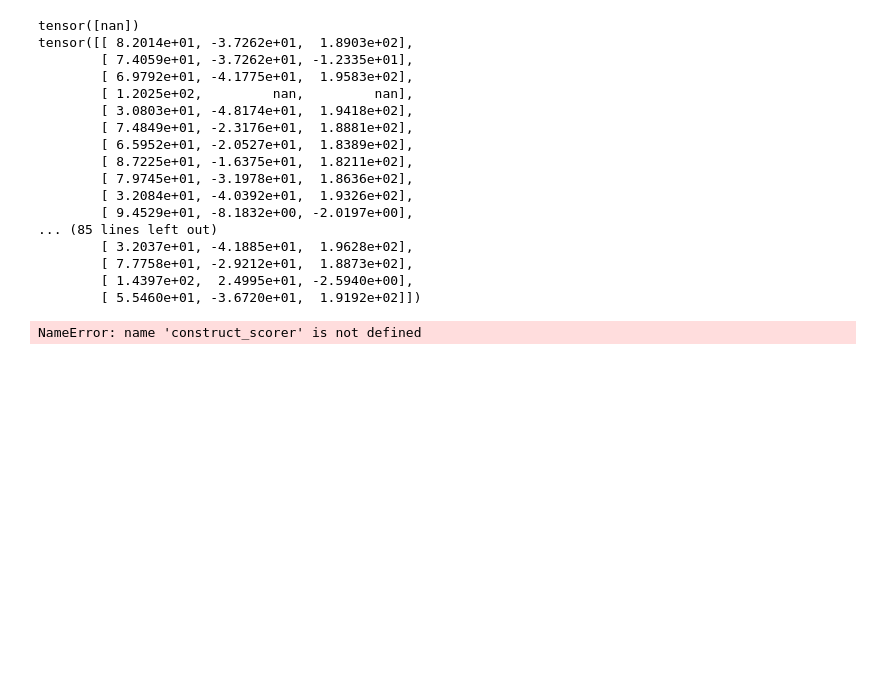
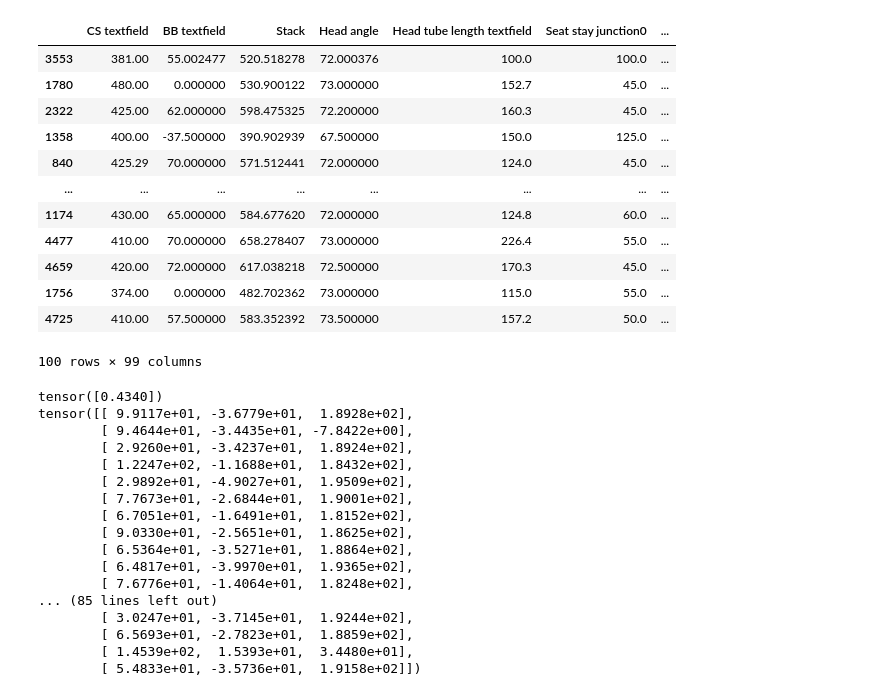
Before and after one commit to yazan-abu-obaideh/biked-commons, a Jupyter notebook: src/biked_commons/design_evaluation/testing.ipynb, the cells around one changed output. Drawn from its saved outputs; the diff is of its cells as text; code cells hidden in the pictures; blank space fills up the shorter version.

Commit message:
updated clip representation

```diff
--- a/src/biked_commons/design_evaluation/testing.ipynb
+++ b/src/biked_commons/design_evaluation/testing.ipynb
@@ -19,9 +19,25 @@ Using a slow image processor as `use_fast` is unset and a slow processor was sav
 # %%
-data = pd.read_csv(split_datasets_path("CLIP_X_test.csv"), index_col=0)
+data = pd.read_csv(split_datasets_path("bike_bench.csv"), index_col=0)
 
 #sample 100
 data = data.sample(100, random_state=0)
 data_tens = torch.tensor(data.values, dtype=torch.float32)
+# %%
+data
+# %% [output]
+|  | CS textfield | BB textfield | Stack | Head angle | Head tube length textfield | Seat stay junction0 | ... |
+| 3553 | 381.00 | 55.002477 | 520.518278 | 72.000376 | 100.0 | 100.0 | ... |
+| 1780 | 480.00 | 0.000000 | 530.900122 | 73.000000 | 152.7 | 45.0 | ... |
+| 2322 | 425.00 | 62.000000 | 598.475325 | 72.200000 | 160.3 | 45.0 | ... |
+| 1358 | 400.00 | -37.500000 | 390.902939 | 67.500000 | 150.0 | 125.0 | ... |
+| 840 | 425.29 | 70.000000 | 571.512441 | 72.000000 | 124.0 | 45.0 | ... |
+| ... | ... | ... | ... | ... | ... | ... | ... |
+| 1174 | 430.00 | 65.000000 | 584.677620 | 72.000000 | 124.8 | 60.0 | ... |
+| 4477 | 410.00 | 70.000000 | 658.278407 | 73.000000 | 226.4 | 55.0 | ... |
+| 4659 | 420.00 | 72.000000 | 617.038218 | 72.500000 | 170.3 | 45.0 | ... |
+| 1756 | 374.00 | 0.000000 | 482.702362 | 73.000000 | 115.0 | 55.0 | ... |
+| 4725 | 410.00 | 57.500000 | 583.352392 | 73.500000 | 157.2 | 50.0 | ... |
+100 rows × 99 columns
 # %%
 evaluator, requirement_names, requirement_types = construct_tensor_evaluator(StandardEvaluations, data.columns)
 isobjective = torch.tensor(requirement_types) == 1
@@ -35,29 +51,24 @@ condition = {"Rider": rider_condition, "Use Case": use_case_condition, "Text": t
 # %%
 eval_scores = evaluator(data_tens, condition)
 # %% [output]
-tensor([nan])
-tensor([[ 8.2014e+01, -3.7262e+01,  1.8903e+02],
-        [ 7.4059e+01, -3.7262e+01, -1.2335e+01],
-        [ 6.9792e+01, -4.1775e+01,  1.9583e+02],
-        [ 1.2025e+02,         nan,         nan],
-        [ 3.0803e+01, -4.8174e+01,  1.9418e+02],
-        [ 7.4849e+01, -2.3176e+01,  1.8881e+02],
-        [ 6.5952e+01, -2.0527e+01,  1.8389e+02],
-        [ 8.7225e+01, -1.6375e+01,  1.8211e+02],
-        [ 7.9745e+01, -3.1978e+01,  1.8636e+02],
-        [ 3.2084e+01, -4.0392e+01,  1.9326e+02],
-        [ 9.4529e+01, -8.1832e+00, -2.0197e+00],
+tensor([0.4340])
+tensor([[ 9.9117e+01, -3.6779e+01,  1.8928e+02],
+        [ 9.4644e+01, -3.4435e+01, -7.8422e+00],
+        [ 2.9260e+01, -3.4237e+01,  1.8924e+02],
+        [ 1.2247e+02, -1.1688e+01,  1.8432e+02],
+        [ 2.9892e+01, -4.9027e+01,  1.9509e+02],
+        [ 7.7673e+01, -2.6844e+01,  1.9001e+02],
+        [ 6.7051e+01, -1.6491e+01,  1.8152e+02],
+        [ 9.0330e+01, -2.5651e+01,  1.8625e+02],
+        [ 6.5364e+01, -3.5271e+01,  1.8864e+02],
+        [ 6.4817e+01, -3.9970e+01,  1.9365e+02],
+        [ 7.6776e+01, -1.4064e+01,  1.8248e+02],
 ... (85 lines left out)
-        [ 3.2037e+01, -4.1885e+01,  1.9628e+02],
-        [ 7.7758e+01, -2.9212e+01,  1.8873e+02],
-        [ 1.4397e+02,  2.4995e+01, -2.5940e+00],
-        [ 5.5460e+01, -3.6720e+01,  1.9192e+02]])
+        [ 3.0247e+01, -3.7145e+01,  1.9244e+02],
+        [ 6.5693e+01, -2.7823e+01,  1.8859e+02],
+        [ 1.4539e+02,  1.5393e+01,  3.4480e+01],
+        [ 5.4833e+01, -3.5736e+01,  1.9158e+02]])
 # %%
 isobjective = torch.tensor(requirement_types) == 1
 objective_scores = eval_scores[:, isobjective].detach().numpy()
 constraint_scores = eval_scores[:, ~isobjective].detach().numpy()
-# %%
-mainscorer = construct_scorer(MainScores, StandardEvaluations, data.columns)
-detailedscorer = construct_scorer(DetailedScores, StandardEvaluations, data.columns)
-# %% [output]
-NameError: name 'construct_scorer' is not defined
```
Also changed, not shown: parts of 3 cells of this notebook, 5 other files.
